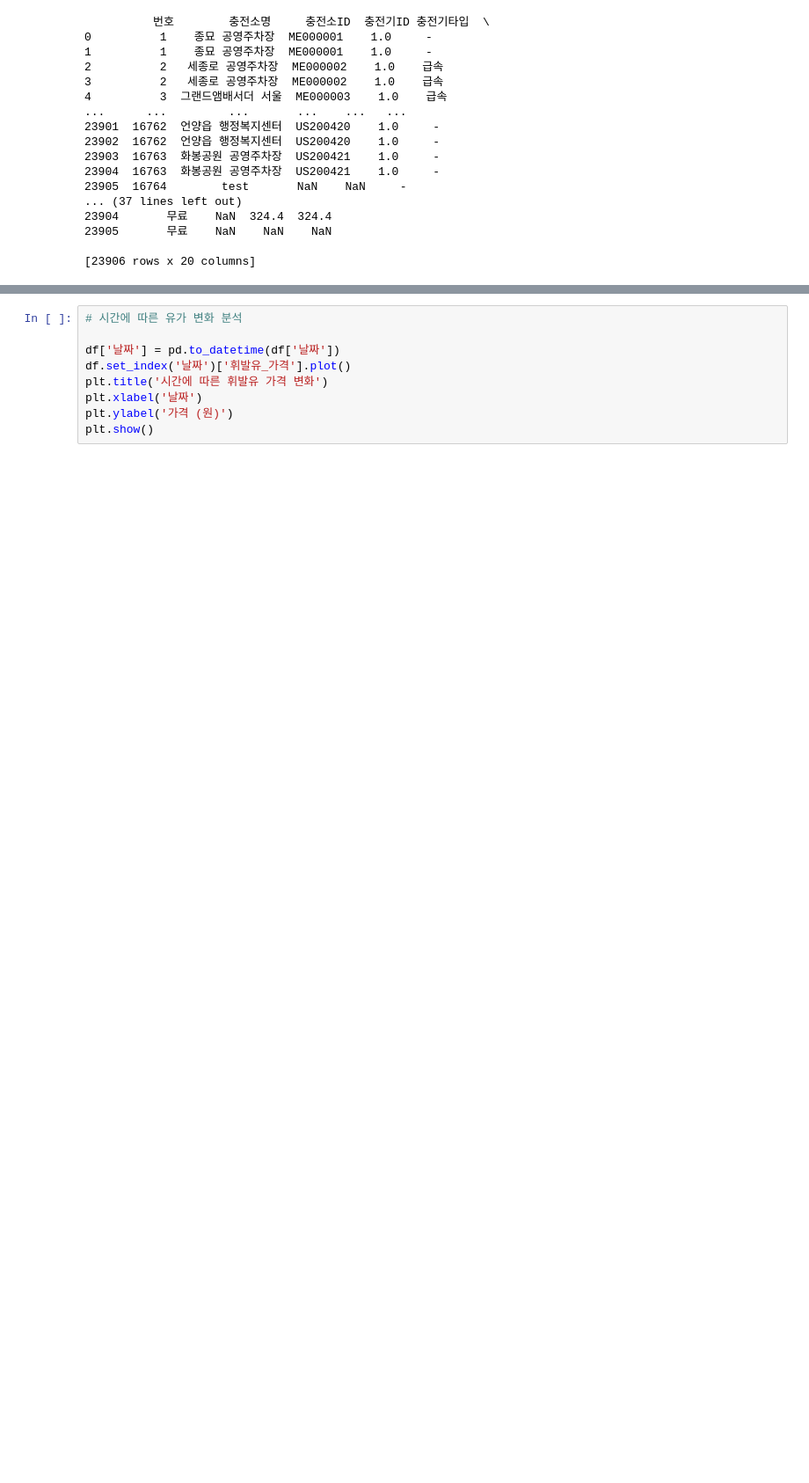
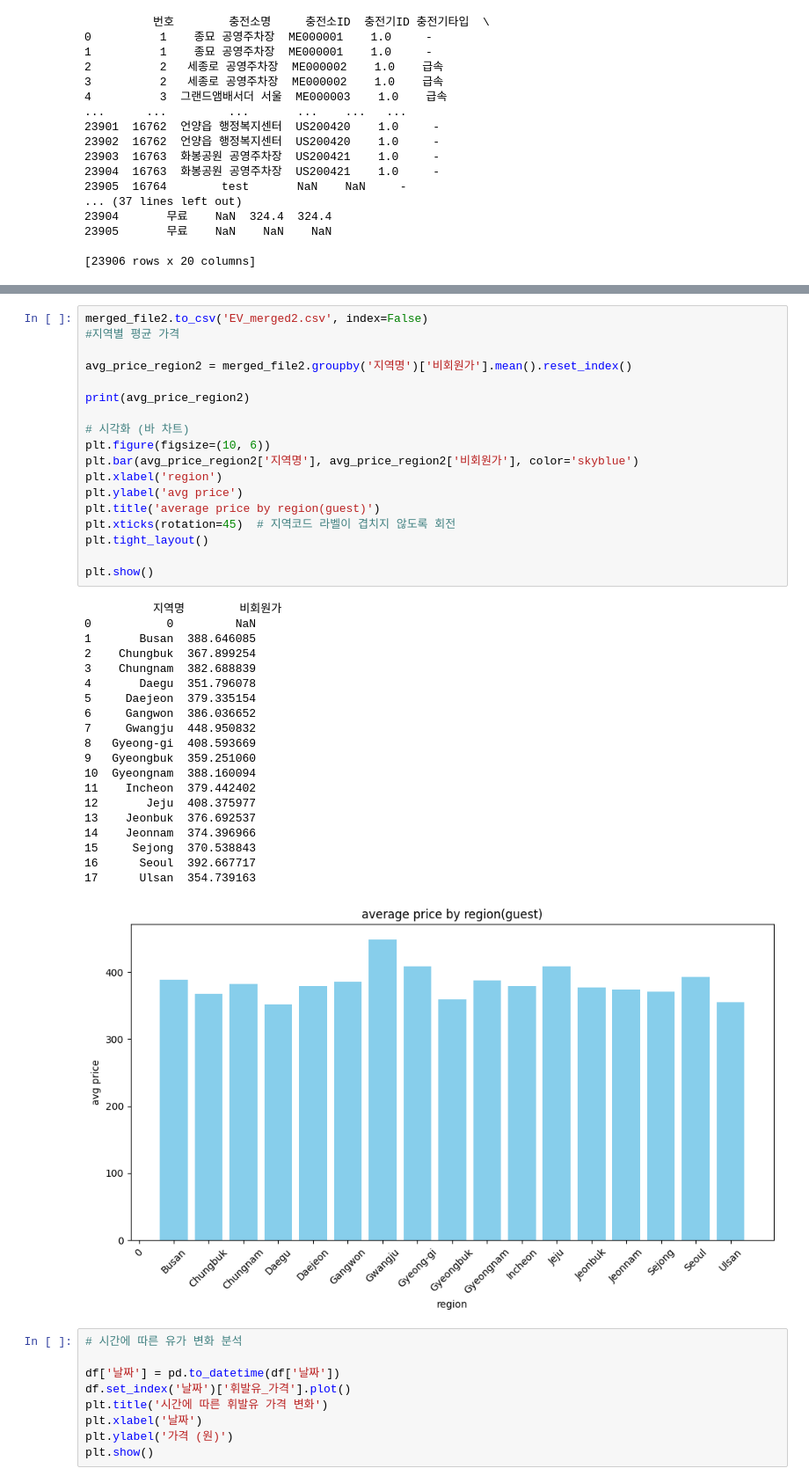
Before and after one commit to SKNETWORKS-FAMILY-AICAMP/SKN06-1st-5Team, a Jupyter notebook: EV_charger.ipynb, the cells around one changed output, grey strips where cells are left out. Shown: that part at 88% size. Drawn from its saved outputs; the diff is of its cells as text; blank space fills up the shorter version.

```diff
--- a/EV_charger.ipynb
+++ b/EV_charger.ipynb
@@ -197,3 +284,42 @@ plt.show()
+# %%
+merged_file2.to_csv('EV_merged2.csv', index=False)
+#지역별 평균 가격
+
+avg_price_region2 = merged_file2.groupby('지역명')['비회원가'].mean().reset_index()
+
+print(avg_price_region2)
+
+# 시각화 (바 차트)
+plt.figure(figsize=(10, 6))
+plt.bar(avg_price_region2['지역명'], avg_price_region2['비회원가'], color='skyblue')
+plt.xlabel('region')
+plt.ylabel('avg price')
+plt.title('average price by region(guest)')
+plt.xticks(rotation=45)  # 지역코드 라벨이 겹치지 않도록 회전
+plt.tight_layout()
+
+plt.show()
+# %% [output]
+          지역명        비회원가
+0           0         NaN
+1       Busan  388.646085
+2    Chungbuk  367.899254
+3    Chungnam  382.688839
+4       Daegu  351.796078
+5     Daejeon  379.335154
+6     Gangwon  386.036652
+7     Gwangju  448.950832
+8   Gyeong-gi  408.593669
+9   Gyeongbuk  359.251060
+10  Gyeongnam  388.160094
+11    Incheon  379.442402
+12       Jeju  408.375977
+13    Jeonbuk  376.692537
+14    Jeonnam  374.396966
+15     Sejong  370.538843
+16      Seoul  392.667717
+17      Ulsan  354.739163
+[figure, added]
 # %%
 # 시간에 따른 유가 변화 분석
 
```
Also changed, not shown: parts of 7 cells of this notebook.
